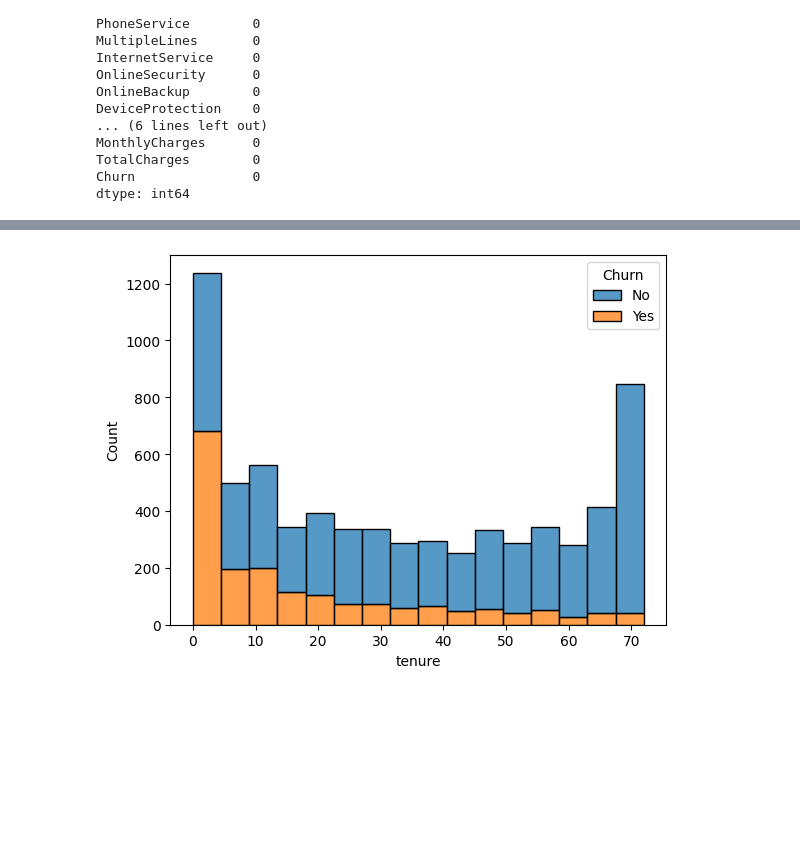
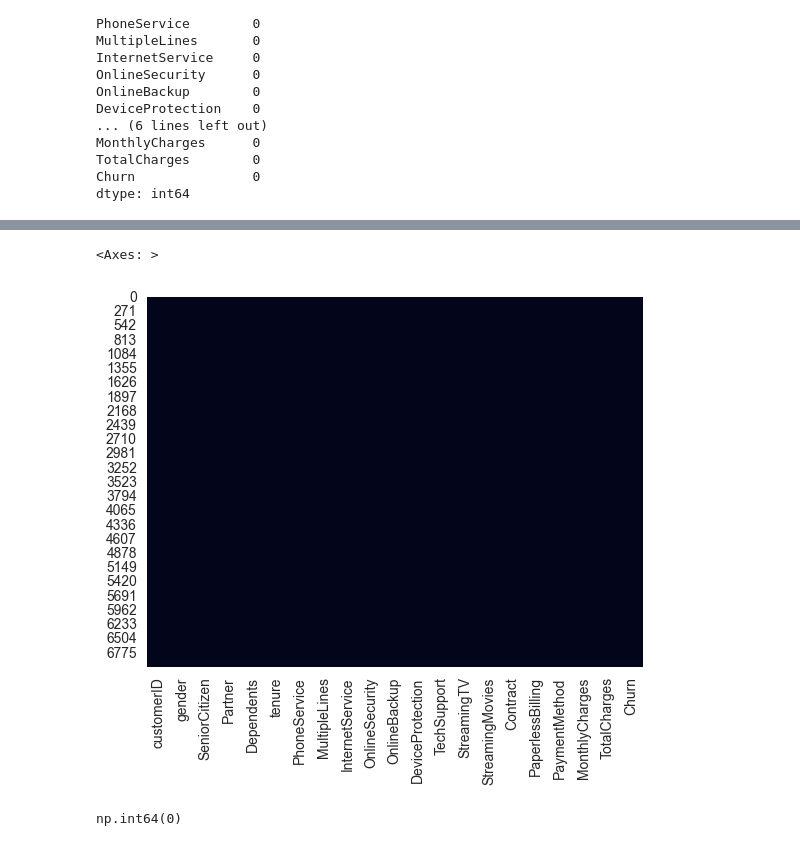
Before and after one commit to shrutikapatil9/customer-churn-prediction-telco, a Jupyter notebook: notebooks/01_eda.ipynb, the cells around one changed output, grey strips where cells are left out. Cells and saved outputs as stored; diff of their text form; code cells hidden in the pictures; blank space fills up the shorter version.

```diff
--- a/notebooks/01_eda.ipynb
+++ b/notebooks/01_eda.ipynb
@@ -14,0 +9,10 @@ df.head()
+# %%
+import pandas as pd
+import numpy as np
+
+import matplotlib.pyplot as plt
+import seaborn as sns
+
+sns.set_style("whitegrid")
+df = pd.read_csv("../data/raw/WA_Fn-UseC_-Telco-Customer-Churn.csv")
+df.head()
@@ -71,8 +78,9 @@ plt.show()
 # %%
-sns.histplot(data = df, x = "tenure", hue = "Churn", multiple = "stack" )
-plt.show()
+sns.heatmap(df.isnull(), cbar=False)
 # %% [output]
+<Axes: >
-[figure, old version]
+[figure, new version]
 # %%
-#findings
-#customers with longer tenure are less likely to churn
+df.duplicated().sum()
+# %% [output]
+np.int64(0)
```
Also changed, not shown: parts of 20 cells of this notebook, 6 other files.
